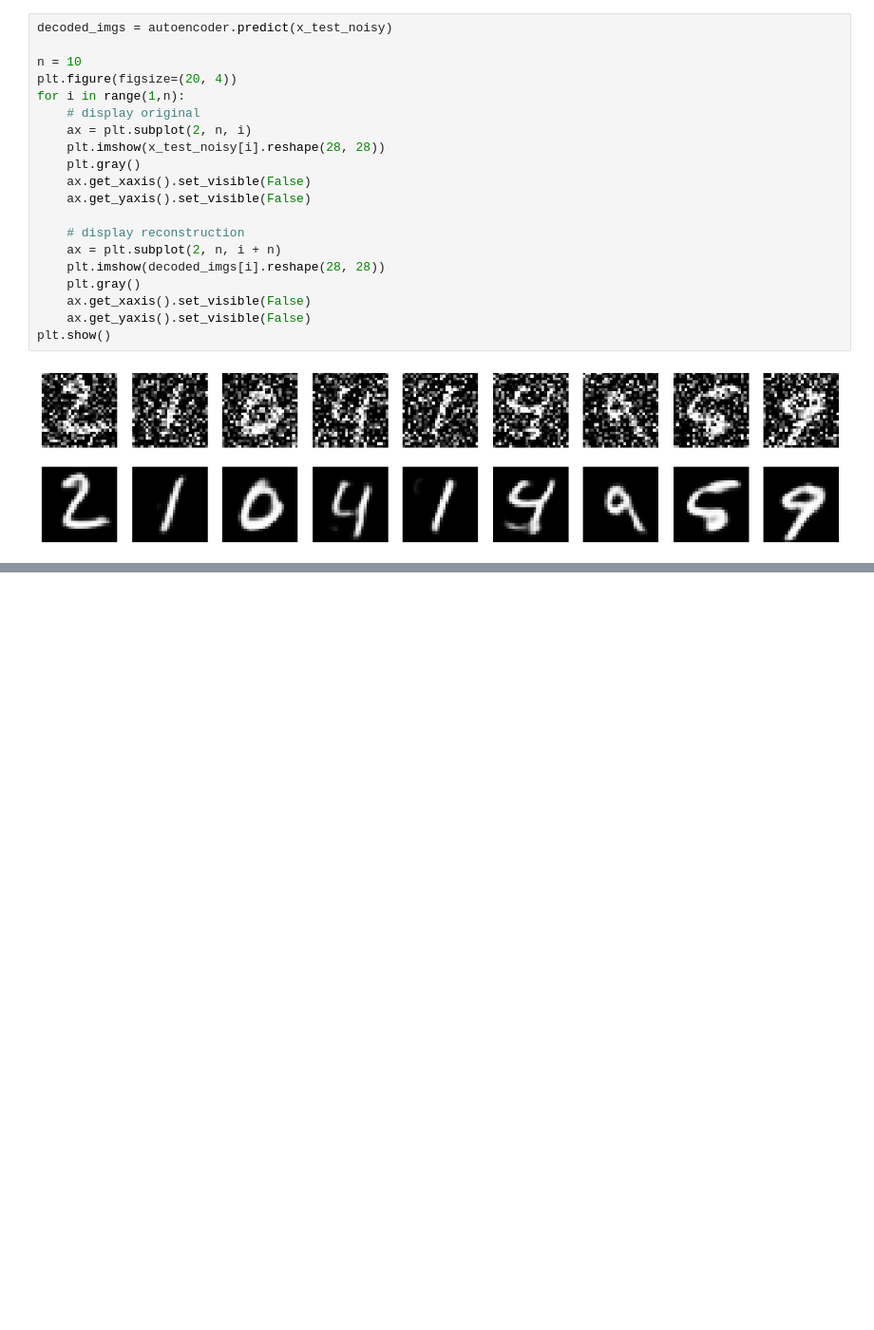
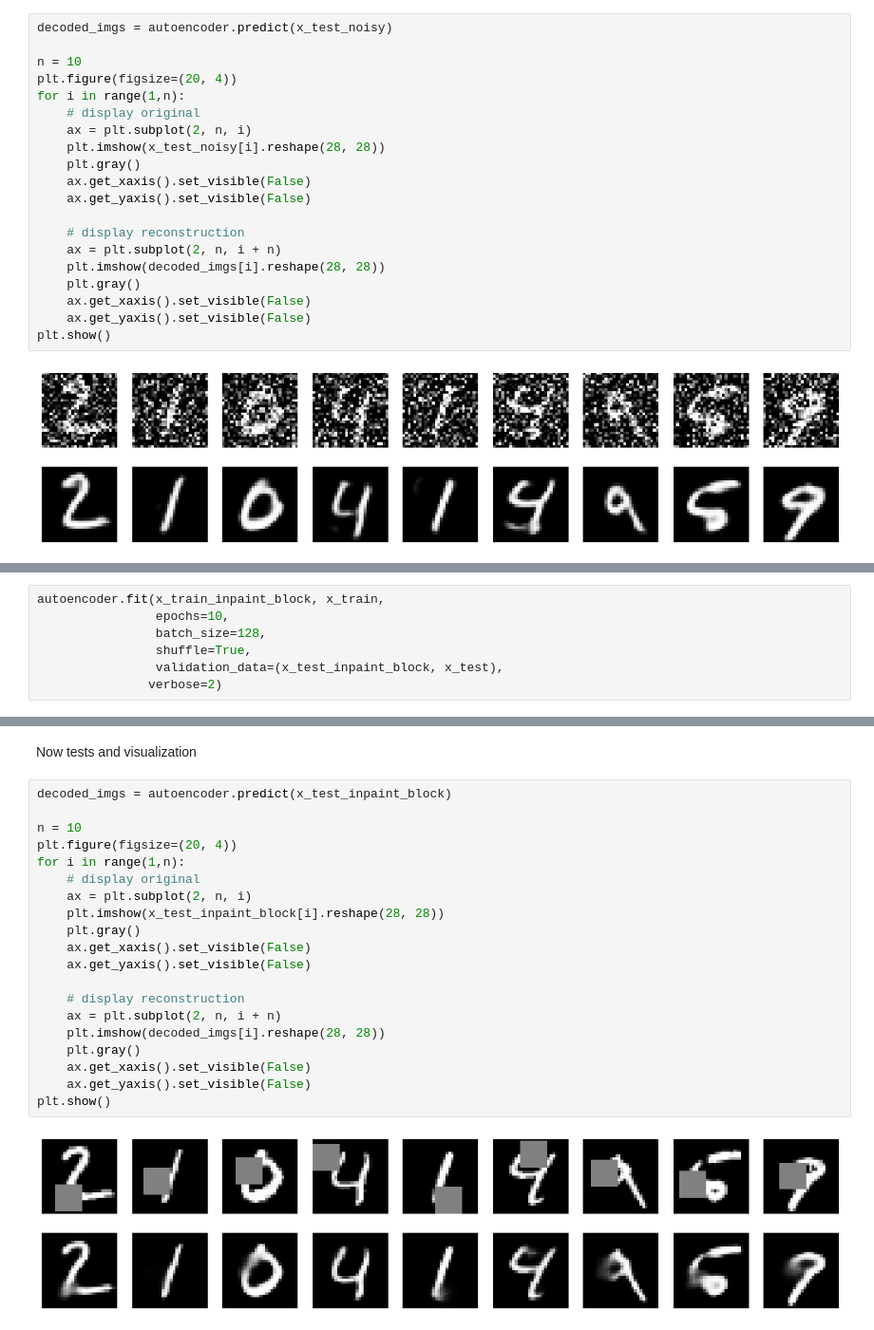
Before and after one commit to telecombcn-dl/2018-dlai-team2, a Jupyter notebook: DenoisingAutoEncoder.ipynb, the cells around one changed output, grey strips where cells are left out. Shown: that part at 95% size. Saved outputs shown, nothing was run; the diff lists cells and outputs as text; blank space fills up the shorter version.

```diff
--- a/DenoisingAutoEncoder.ipynb
+++ b/DenoisingAutoEncoder.ipynb
@@ -118,0 +242,7 @@ plt.show()
+# %%
+autoencoder.fit(x_train_inpaint_block, x_train,
+                epochs=10,
+                batch_size=128,
+                shuffle=True,
+                validation_data=(x_test_inpaint_block, x_test),
+               verbose=2)
@@ -118,0 +268,24 @@ plt.show()
+# %% [markdown]
+Now tests and visualization
+# %%
+decoded_imgs = autoencoder.predict(x_test_inpaint_block)
+
+n = 10
+plt.figure(figsize=(20, 4))
+for i in range(1,n):
+    # display original
+    ax = plt.subplot(2, n, i)
+    plt.imshow(x_test_inpaint_block[i].reshape(28, 28))
+    plt.gray()
+    ax.get_xaxis().set_visible(False)
+    ax.get_yaxis().set_visible(False)
+
+    # display reconstruction
+    ax = plt.subplot(2, n, i + n)
+    plt.imshow(decoded_imgs[i].reshape(28, 28))
+    plt.gray()
+    ax.get_xaxis().set_visible(False)
+    ax.get_yaxis().set_visible(False)
+plt.show()
+# %% [output]
+[figure, added]
```
Also changed, not shown: parts of 20 cells of this notebook.
